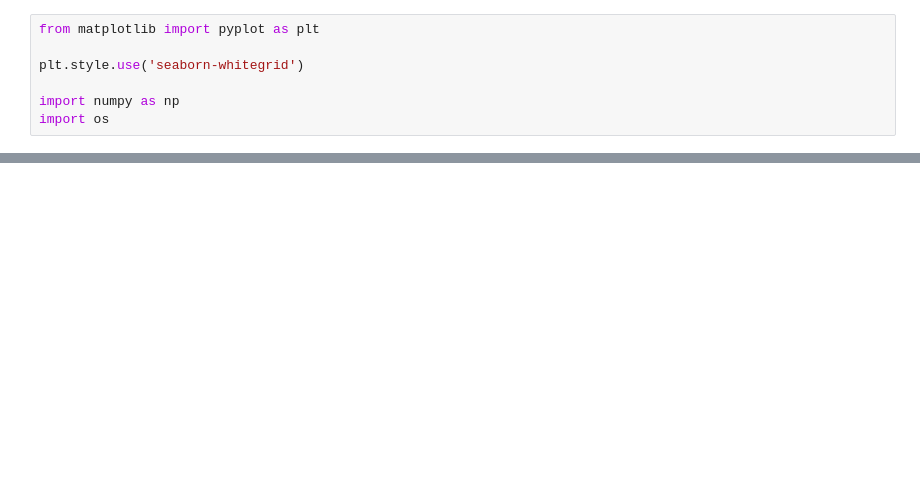
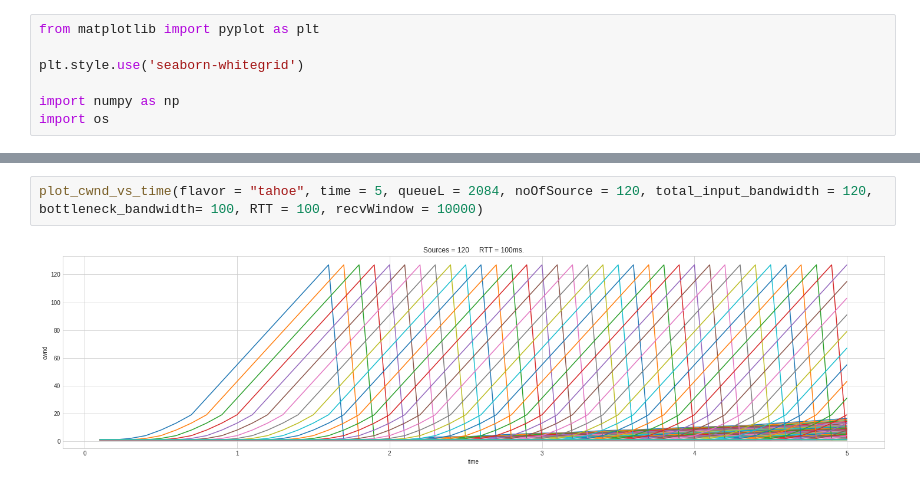
Before and after one commit to divyashk/TCP-BBR-ns3, a Jupyter notebook: dumbell/report.ipynb, the cells around one changed output, grey strips where cells are left out. Saved outputs shown, nothing was run; the diff lists cells and outputs as text; blank space fills up the shorter version.

```diff
--- a/dumbell/report.ipynb
+++ b/dumbell/report.ipynb
@@ -32,0 +43,4 @@ def plot_cwnd_vs_time(flavor = "default" , time = 5 , queueL = 5, noOfSource = 4
+# %%
+plot_cwnd_vs_time(flavor = "tahoe", time = 5, queueL = 2084, noOfSource = 120, total_input_bandwidth = 120, bottleneck_bandwidth= 100, RTT = 100, recvWindow = 10000)
+# %% [output]
+[figure, added]
```
Also changed, not shown: parts of 12 cells of this notebook, 2 other files.
